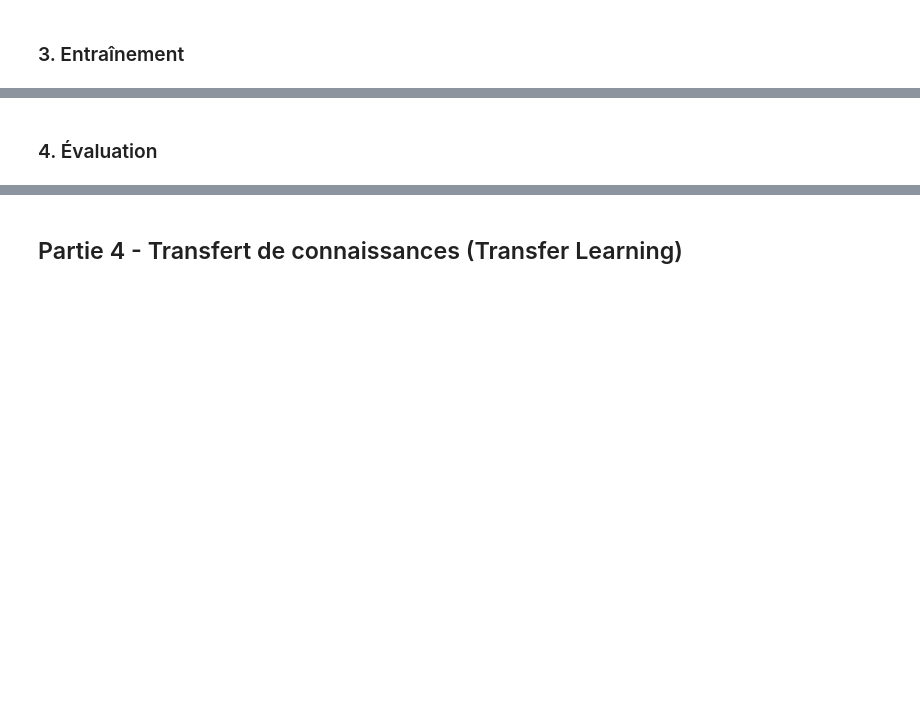
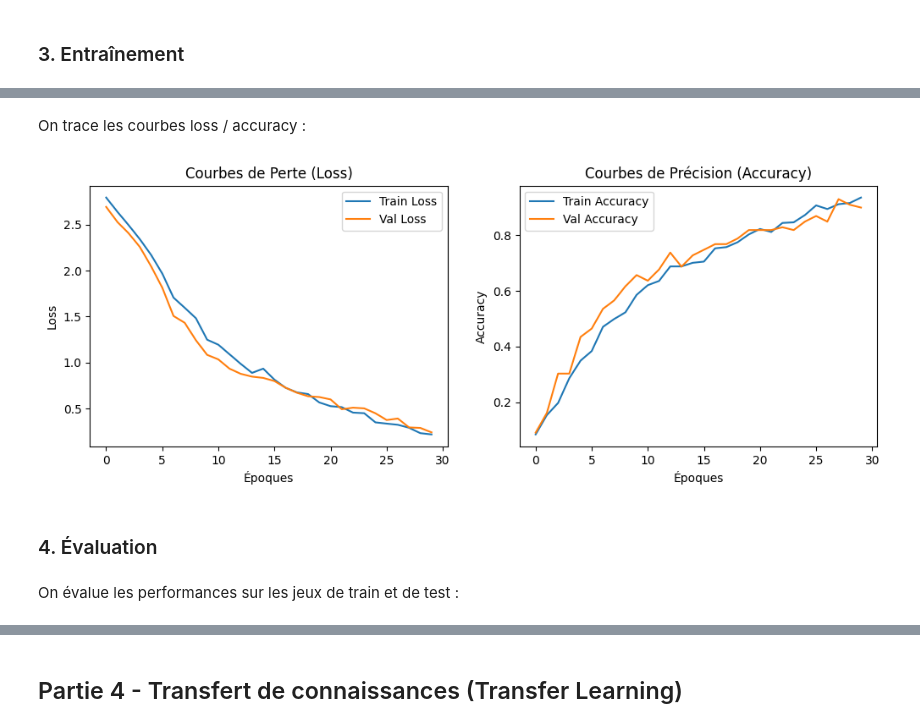
Before and after one commit to Leon-afk1/TP_reseau_neurone, a Jupyter notebook: MiniProjet/Notebook.ipynb, the cells around one changed output, grey strips where cells are left out. Cells and saved outputs as stored; diff of their text form; code cells hidden in the pictures; blank space fills up the shorter version.

```diff
--- a/MiniProjet/Notebook.ipynb
+++ b/MiniProjet/Notebook.ipynb
@@ -557,0 +632,6 @@ Pour conclure, le MLP n'est pas adapté à cette tâche complexe. Pour améliore
+# %%
+model_cnn.compile(
+    optimizer='adam',
+    loss='categorical_crossentropy',
+    metrics=['accuracy']
+)
@@ -557,0 +640,9 @@ Pour conclure, le MLP n'est pas adapté à cette tâche complexe. Pour améliore
+# %%
+history_cnn = model_cnn.fit(
+    x=X_train_norm,
+    y=y_train_cat,
+    batch_size=32,
+    epochs=30,
+    validation_data=(X_val_norm, y_val_cat),
+    verbose=1
+)
@@ -558,2 +667,10 @@ Pour conclure, le MLP n'est pas adapté à cette tâche complexe. Pour améliore
+# %% [markdown]
+On trace les courbes loss / accuracy :
+# %%
+plot_history(history_cnn)
+# %% [output]
+[figure, added]
 # %% [markdown]
 ### 4. Évaluation
+# %% [markdown]
+On évalue les performances sur les jeux de train et de test :
```
Also changed, not shown: parts of 39 cells of this notebook.
